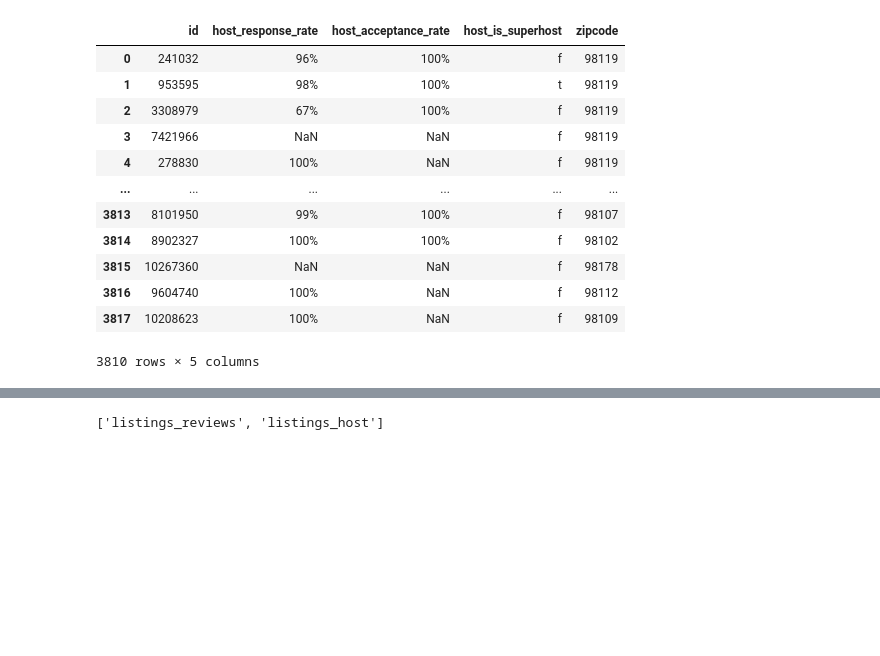
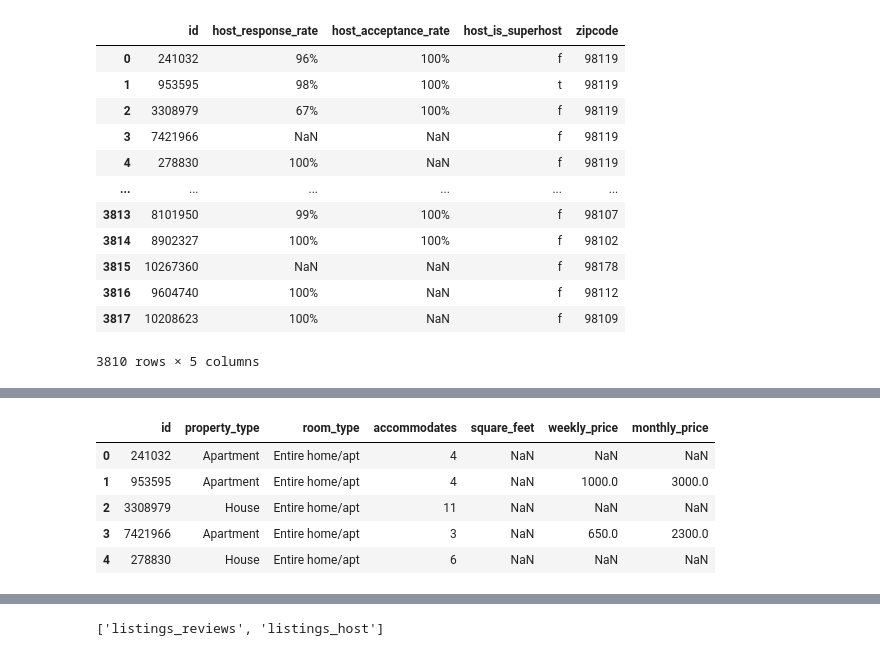
Before and after one commit to nt1analytics/Project-2, a Jupyter notebook: airbnb.ipynb, the cells around one changed output, grey strips where cells are left out. Cells and saved outputs as stored; diff of their text form; code cells hidden in the pictures; blank space fills up the shorter version.

```diff
--- a/airbnb.ipynb
+++ b/airbnb.ipynb
@@ -227,0 +231,22 @@ listings_host_df
+# %%
+# Unit conversion (Converting strings to numeric)
+# Find columns with a currency value
+data_currency_cols=["weekly_price","monthly_price"]
+
+# Remove currency signs
+type_price_df[data_currency_cols]=type_price_df[data_currency_cols].replace({'\$': '', ',': ''}, regex=True)
+
+# convert to a number
+type_price_df["accommodates"] = pd.to_numeric(type_price_df["accommodates"])
+type_price_df["square_feet"] = pd.to_numeric(type_price_df["square_feet"])
+type_price_df["weekly_price"] = pd.to_numeric(type_price_df["weekly_price"])
+type_price_df["monthly_price"] = pd.to_numeric(type_price_df["monthly_price"])
+
+type_price_df.head()
+# %% [output]
+|  | id | property_type | room_type | accommodates | square_feet | weekly_price | monthly_price |
+| 0 | 241032 | Apartment | Entire home/apt | 4 | NaN | NaN | NaN |
+| 1 | 953595 | Apartment | Entire home/apt | 4 | NaN | 1000.0 | 3000.0 |
+| 2 | 3308979 | House | Entire home/apt | 11 | NaN | NaN | NaN |
+| 3 | 7421966 | Apartment | Entire home/apt | 3 | NaN | 650.0 | 2300.0 |
+| 4 | 278830 | House | Entire home/apt | 6 | NaN | NaN | NaN |
```
Also changed, not shown: parts of 6 cells of this notebook.
